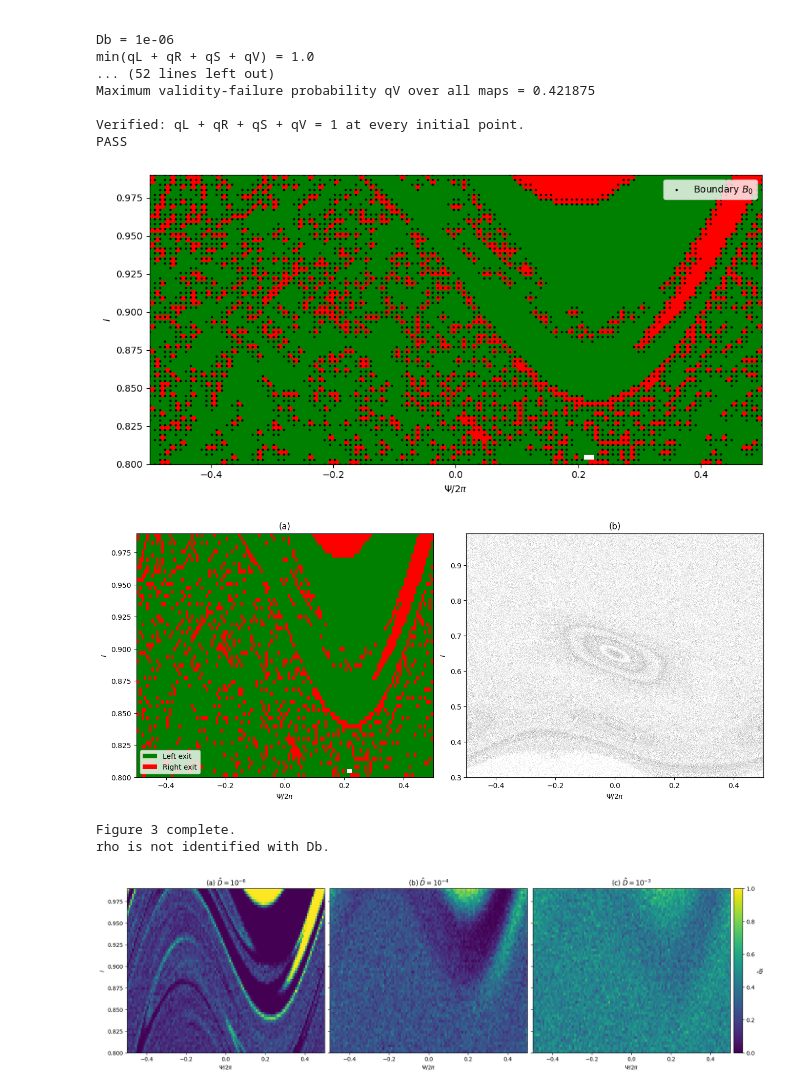
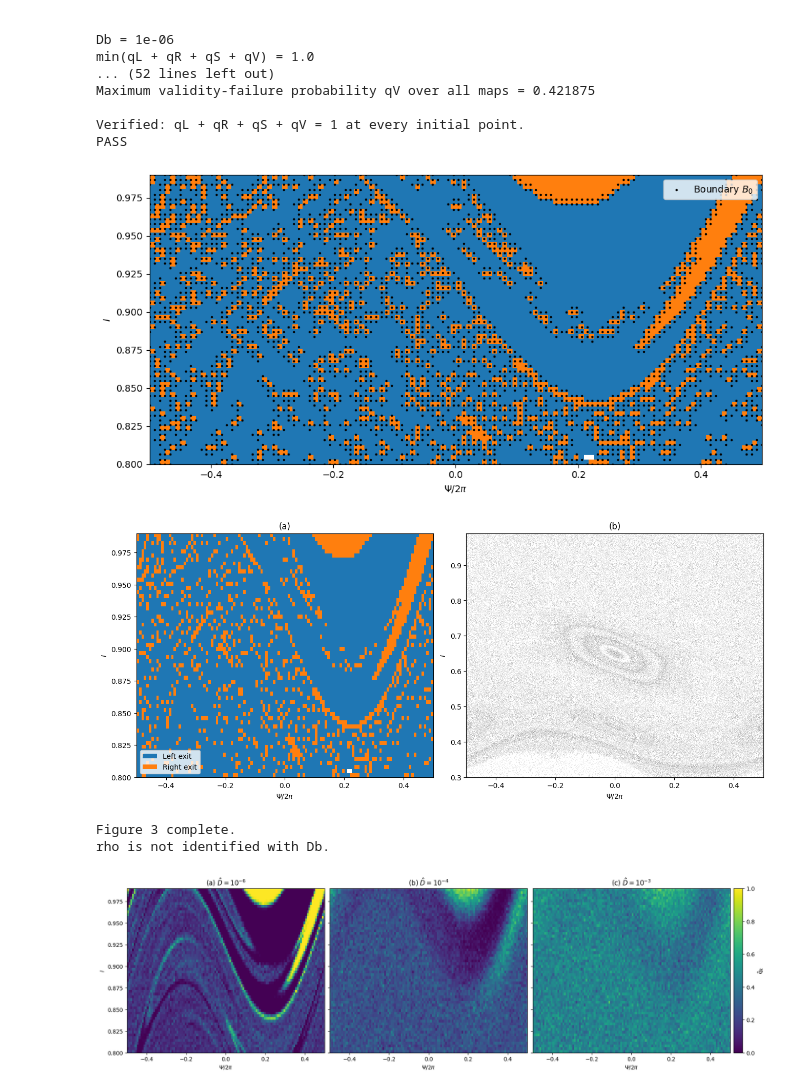
Before and after one commit to maximus893/Souza-Map-Dimensionless-Diffusion, a Jupyter notebook: Souza_Map_Extension_Dimensionless_Diffusion.ipynb, the cells around one changed output. Drawn from its saved outputs; the diff is of its cells as text; code cells hidden in the pictures.

```diff
--- a/Souza_Map_Extension_Dimensionless_Diffusion.ipynb
+++ b/Souza_Map_Extension_Dimensionless_Diffusion.ipynb
@@ -824,10 +824,15 @@ print(
 
 # Colormap reused by later figures
 basin_cmap = ListedColormap([
-    "green",
-    "red",
-    "white"
+    "tab:blue", #Left exit
+    "tab:orange", #Right exit
+    "white" #Survivor
 ])
+
+basin_norm = BoundaryNorm(
+    [-0.5, 0.5, 1.5, 2.5],
+    basin_cmap.N
+)
 # %% [output]
 Deterministic basin calculation complete.
 Run mode: final
@@ -3049,8 +3054,7 @@ plt.imshow(
         I_EDGE_MAX
     ],
     cmap=basin_cmap,
-    vmin=0,
-    vmax=2,
+    norm=basin_norm,
     interpolation="nearest"
 )
 
@@ -3059,34 +3063,34 @@ plt.scatter(
     boundary_psi_norm,
     boundary_I,
     s=8,
     c="black",
     marker=".",
     label=r"Boundary $B_0$"
 )
 
 
 plt.xlabel(
     r"$\Psi/2\pi$"
 )
 
 plt.ylabel(
     r"$I$"
 )
 
 
 plt.legend()
 
 plt.tight_layout()
 
 plt.savefig(
     "figure2_deterministic_basin_B0.png",
     dpi=300,
     bbox_inches="tight"
 )
 
 plt.show()
 # %% [output]
-[figure, old version]
+[figure, new version]
 # %%
 ### Figure 3
 
@@ -3142,8 +3146,7 @@ axes[0].imshow(
         I_EDGE_MAX
     ],
     cmap=basin_cmap,
-    vmin=0,
-    vmax=2,
+    norm=basin_norm,
     interpolation="nearest"
 )
 
@@ -3162,11 +3165,11 @@ axes[0].set_title("(a)", loc="center")
 axes[0].legend(
     handles=[
         Patch(
-            facecolor="green",
+            facecolor="tab:blue",
             label="Left exit"
         ),
         Patch(
-            facecolor="red",
+            facecolor="tab:orange",
             label="Right exit"
         )
     ],
@@ -3227,7 +3230,7 @@ print(
     "rho is not identified with Db."
 )
 # %% [output]
-[figure, old version]
+[figure, new version]
 Figure 3 complete.
 rho is not identified with Db.
 # %%
```
Also changed, not shown: parts of 1 cell of this notebook, 1 other file.
